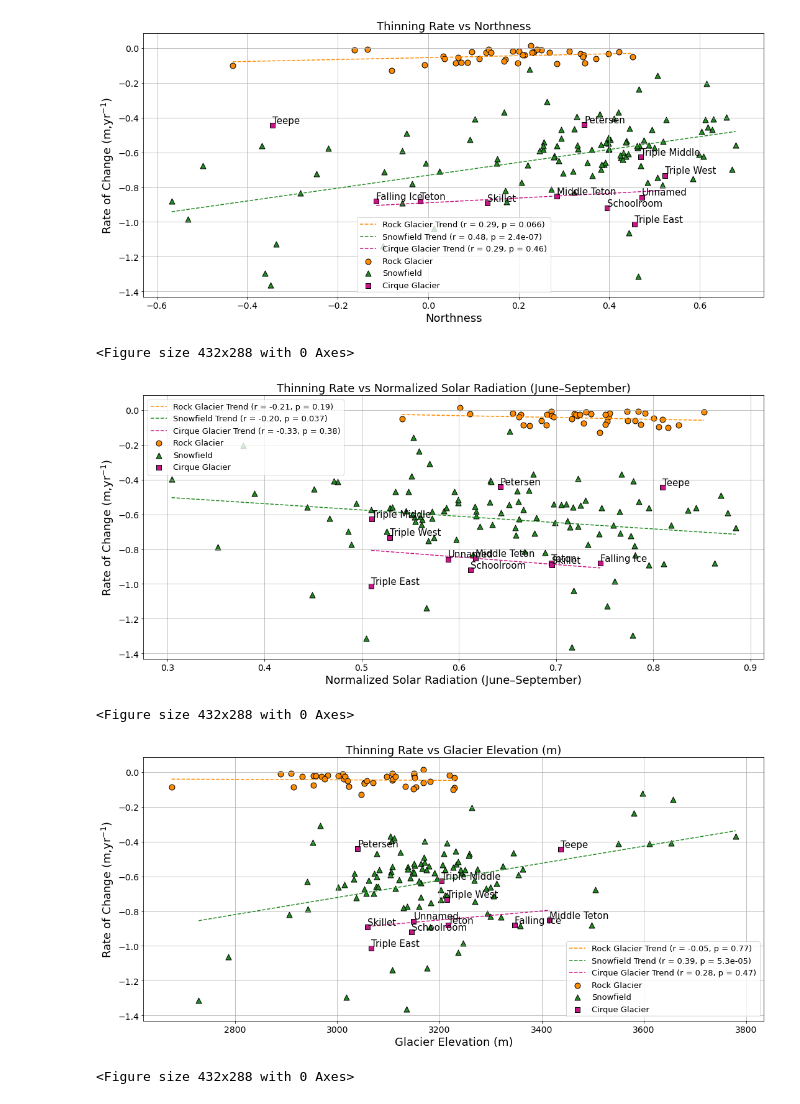
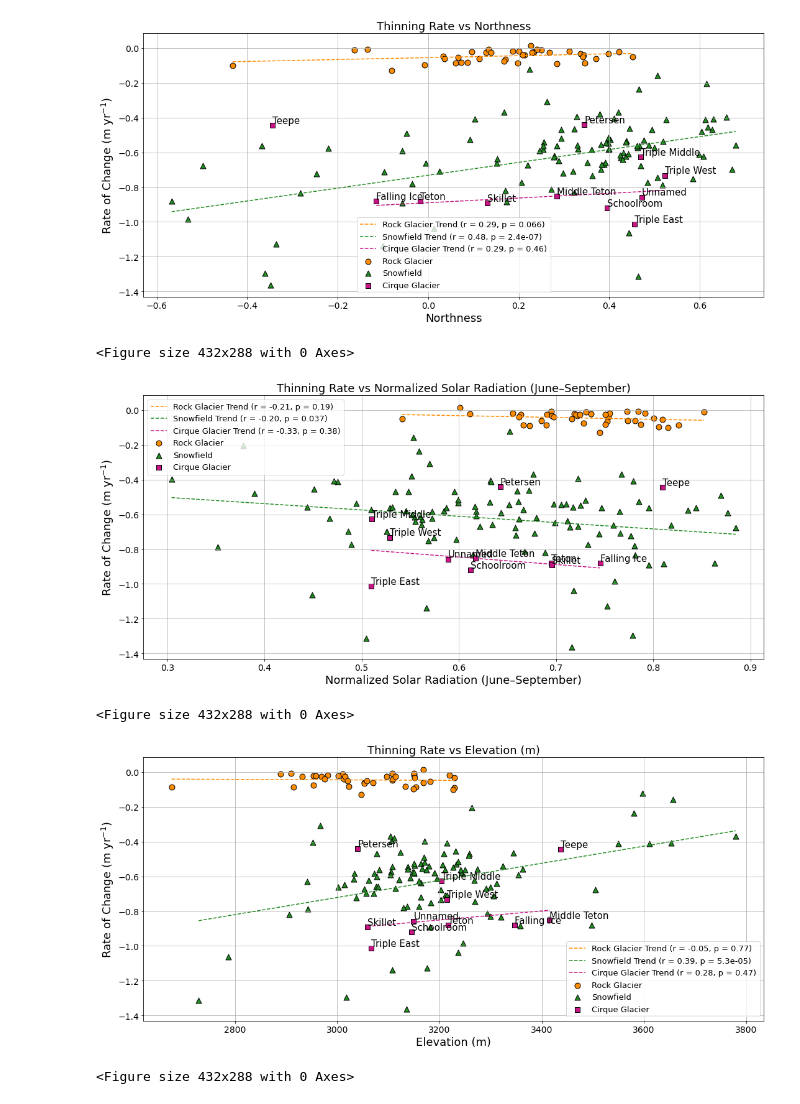
Before and after one commit to Ashlesha-Khatiwada/Teton_Lidar_paper, a Jupyter notebook: Lidar Data analysis/supplementary_fig_1.ipynb, the cells around one changed output. Cells and saved outputs as stored; diff of their text form; code cells hidden in the pictures.

Commit message:
typo on figure fixed

```diff
--- a/Lidar Data analysis/supplementary_fig_1.ipynb
+++ b/Lidar Data analysis/supplementary_fig_1.ipynb
@@ -158,7 +157,7 @@ x_vars  = ["median_northness", "median_solar", "median_elevation"]
 x_labels = [
     "Northness",
     "Normalized Solar Radiation (June–September)",
-    "Glacier Elevation (m)"
+    "Elevation (m)"
 ]
 
 # === Plotting ===
@@ -225,33 +224,33 @@ for x_var, xlabel in zip(x_vars, x_labels):
         plt.scatter(
             cirque_excl[x_var], cirque_excl["median_dhdt"],
             color=color_map["Cirque Glacier"],
             marker=marker_map["Cirque Glacier"],
             edgecolor="black",
             s=80,
 
         )
 
     # labels for ALL Cirque points (core + excluded)
     for _, row in cirque_all.dropna(subset=[x_var, "median_dhdt"]).iterrows():
         if row.get("name"):
             plt.text(
                 row[x_var], row["median_dhdt"], row["name"],
                 fontsize=15, ha="left", va="bottom", color="black"
             )
 
     plt.xlabel(xlabel, fontsize=18)
-    plt.ylabel(r"Rate of Change (m,yr$^{-1}$)", fontsize=18)
+    plt.ylabel(r"Rate of Change (m yr$^{-1}$)", fontsize=18)
     plt.title(f"Thinning Rate vs {xlabel}", fontsize=18)
     plt.grid(True)
     plt.legend(title="", fontsize=13)
     plt.tight_layout()
     plt.yticks(fontsize=14); plt.xticks(fontsize=14)
     plt.show()
     plt.savefig(f"thinning_vs_{x_var}.jpg", dpi=300, bbox_inches="tight")
 # %% [output]
 [figure]
 <Figure size 432x288 with 0 Axes>
 [figure]
 <Figure size 432x288 with 0 Axes>
-[figure, old version]
+[figure, new version]
 <Figure size 432x288 with 0 Axes>
```
Also changed, not shown: parts of 1 cell of this notebook.
